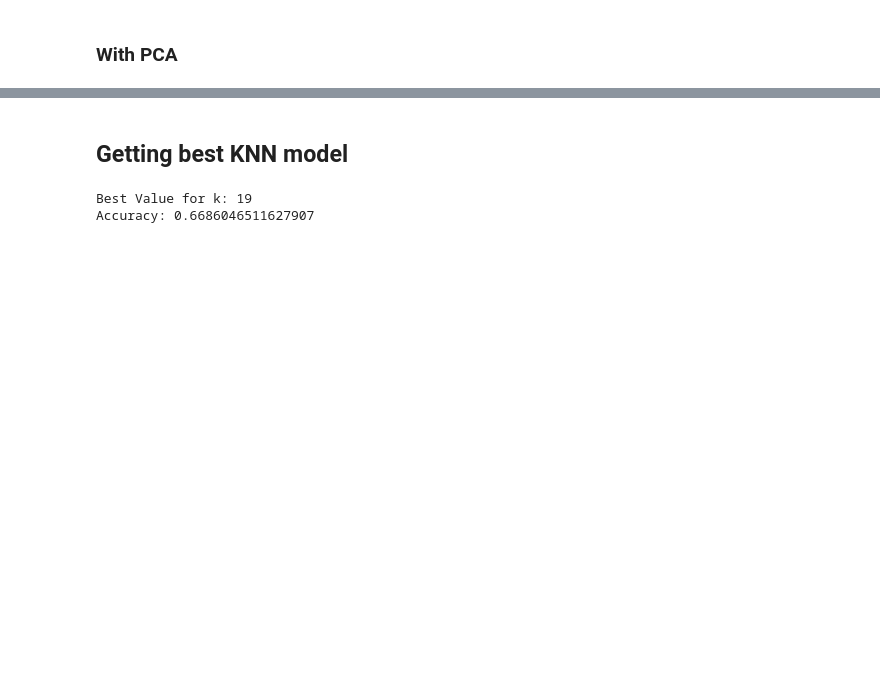
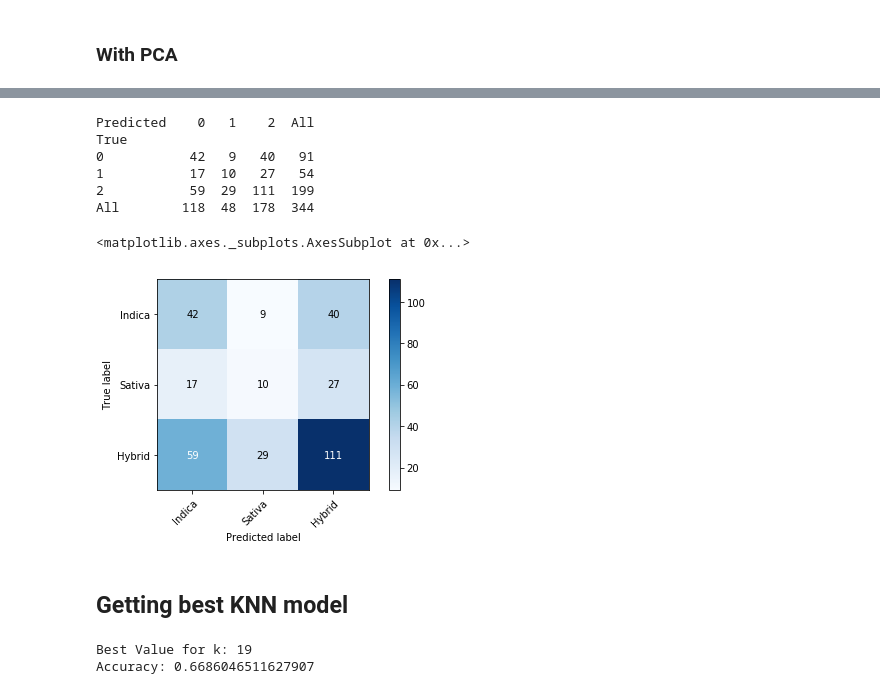
Before and after one commit to mackenziemitchell6/CannabiClass, a Jupyter notebook: RealFullCannabiClass.ipynb, the cells around one changed output, grey strips where cells are left out. Cells and saved outputs as stored; diff of their text form; code cells hidden in the pictures; blank space fills up the shorter version.

```diff
--- a/RealFullCannabiClass.ipynb
+++ b/RealFullCannabiClass.ipynb
@@ -293,6 +356,17 @@ weighted avg       0.49      0.47      0.48       344
 array([[ 42,  17,  59],
        [  9,  10,  29],
        [ 40,  27, 111]])
+# %%
+plot_corr_matrix(y_test,test_preds,['Indica','Sativa','Hybrid'])
+# %% [output]
+Predicted    0   1    2  All
+True
+0           42   9   40   91
+1           17  10   27   54
+2           59  29  111  199
+All        118  48  178  344
+<matplotlib.axes._subplots.AxesSubplot at 0x...>
+[figure, added]
 # %% [markdown]
 ## Getting best KNN model
 # %%
```
Also changed, not shown: parts of 22 cells of this notebook.
